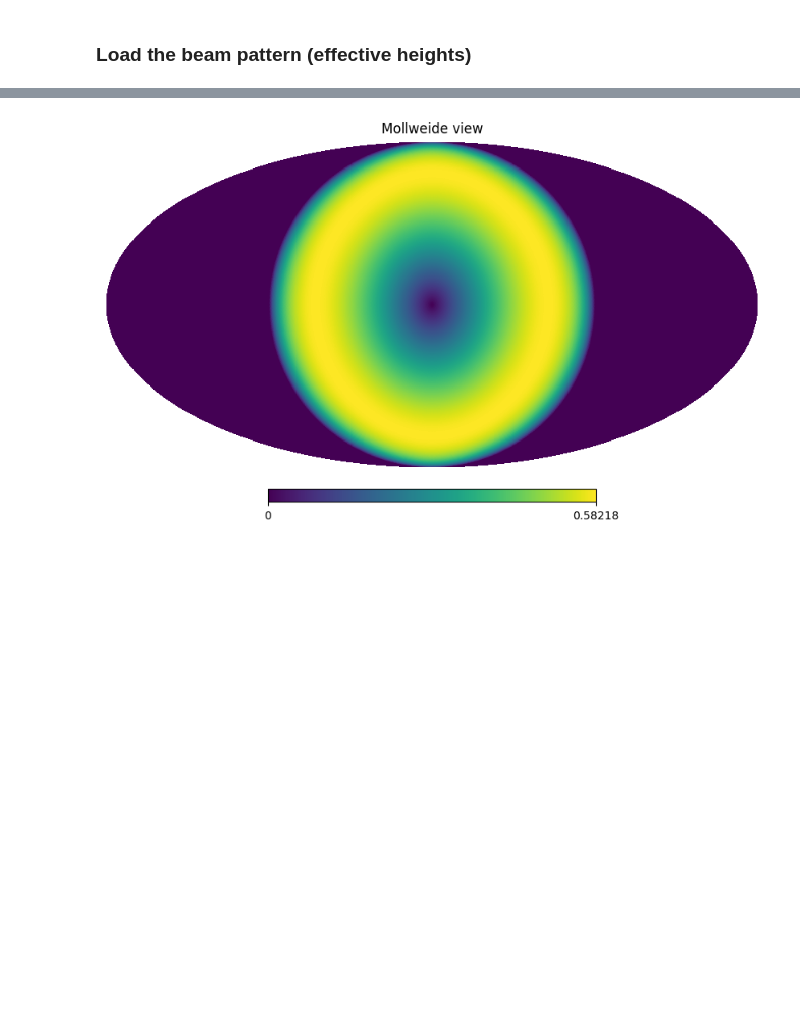
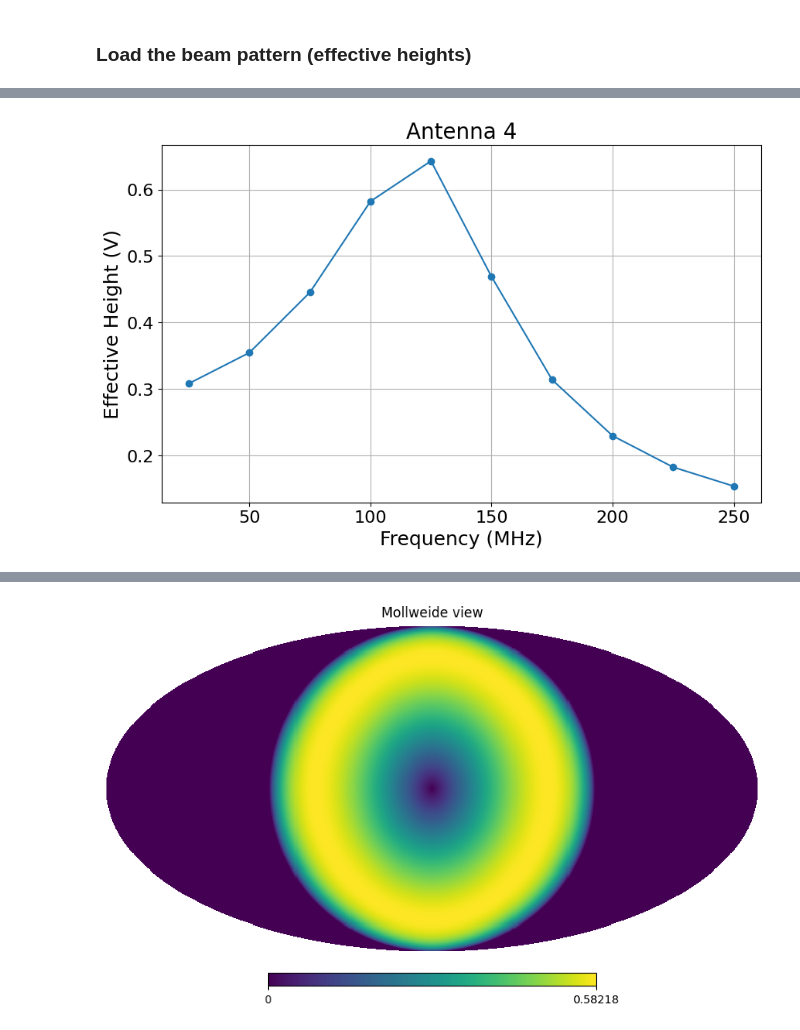
Before and after one commit to alhosani-abdulla/Highz-EXP, a Jupyter notebook: notebooks/pygsm_analysis.ipynb, the cells around one changed output, grey strips where cells are left out. Cells and saved outputs as stored; diff of their text form; code cells hidden in the pictures; blank space fills up the shorter version.

```diff
--- a/notebooks/pygsm_analysis.ipynb
+++ b/notebooks/pygsm_analysis.ipynb
@@ -121,3 +114,7 @@ antenna_gain = AntennaGain(gain_info)
+# %%
+max_gain_df = antenna_gain.eff_height_freq_plot('Antenna 4')
+# %% [output]
+[figure, added]
 # %%
 # Load and plot the gain pattern for 100 MHz
 beam_map = antenna_gain.load_and_plot(100)
```
Also changed, not shown: parts of 15 cells of this notebook, 3 other files.
